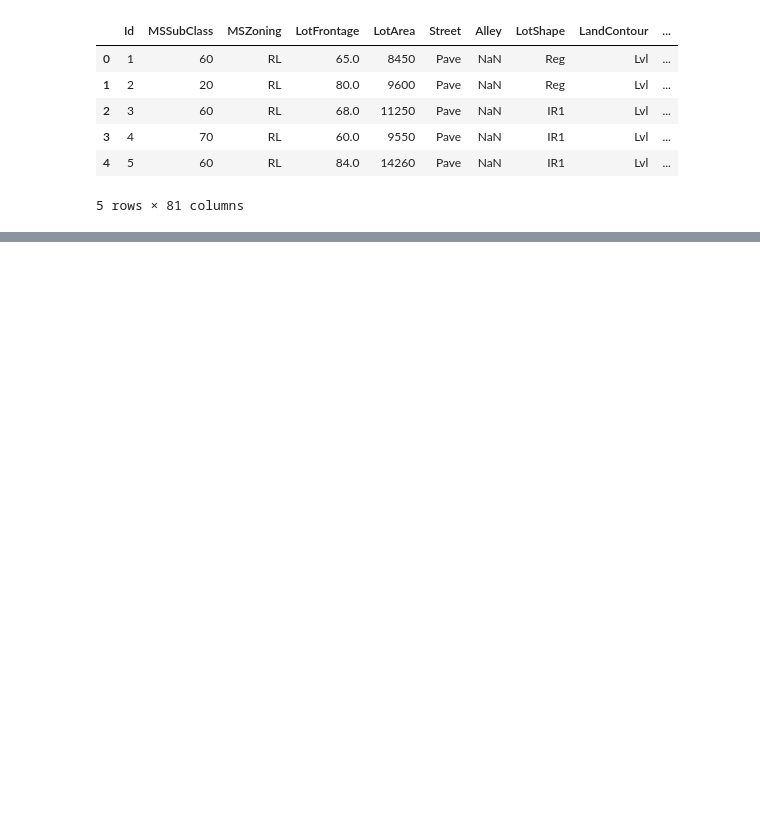
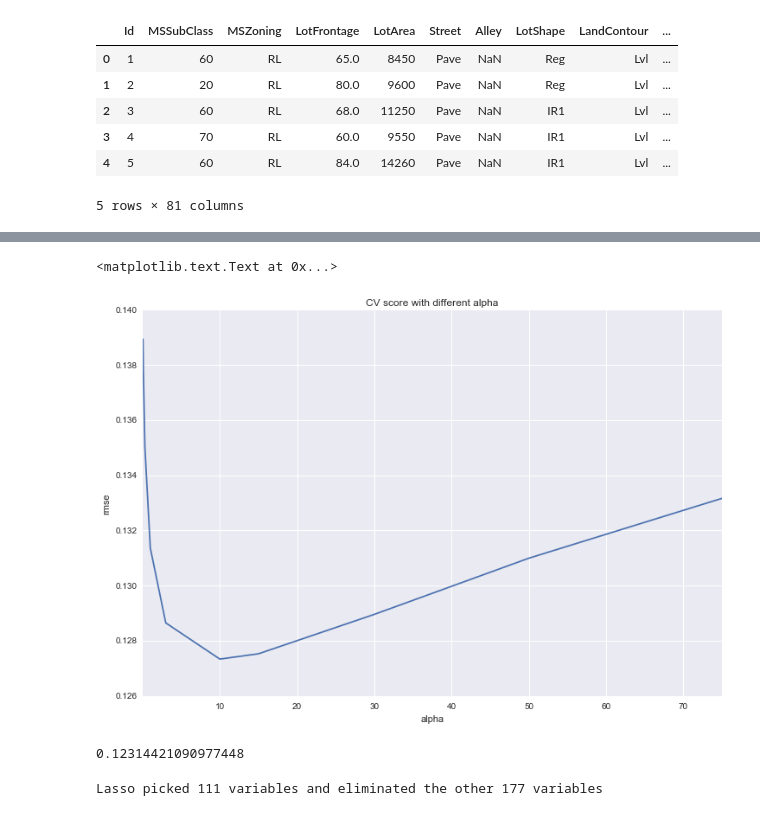
Before and after one commit to Time1ess/MyCodes, a Jupyter notebook: Machine Learning/Python/Kaggle/House Prices-Advanced Regression Techniques/House Prices-Advanced Regression Techniques.ipynb, the cells around one changed output, grey strips where cells are left out. Saved outputs shown, nothing was run; the diff lists cells and outputs as text; code cells hidden in the pictures; blank space fills up the shorter version.

Commit message:
[update] lasso & ridge & GBR.

```diff
--- a/Machine Learning/Python/Kaggle/House Prices-Advanced Regression Techniques/House Prices-Advanced Regression Techniques.ipynb
+++ b/Machine Learning/Python/Kaggle/House Prices-Advanced Regression Techniques/House Prices-Advanced Regression Techniques.ipynb
@@ -450,0 +55,7 @@ y.map(np.expm1).hist(bins=100)
+# %%
+dataset = pd.get_dummies(dataset)
+dataset = dataset.fillna(dataset.mean())
+# %%
+X_train = dataset[:train.shape[0]]
+X_test = dataset[train.shape[0]:]
+y = train.SalePrice
@@ -450,0 +64,15 @@ y.map(np.expm1).hist(bins=100)
+# %%
+def rmse_cv(model):
+    rmse = np.sqrt(-cross_val_score(model, X_train, y, scoring='neg_mean_squared_error', cv=5))
+    return rmse
+# %%
+alphas = [0.05, 0.1, 0.3, 1, 3, 10, 15, 30, 50, 75]
+cv_ridge = [rmse_cv(Ridge(alpha=alpha)).mean() for alpha in alphas]
+# %%
+cv_ridge = pd.Series(cv_ridge, index=alphas)
+cv_ridge.plot(title='CV score with different alpha', figsize=(12, 8))
+plt.xlabel('alpha')
+plt.ylabel('rmse')
+# %% [output]
+<matplotlib.text.Text at 0x...>
+[figure, added]
@@ -450,0 +81,4 @@ y.map(np.expm1).hist(bins=100)
+# %%
+rmse_cv(lasso).mean()
+# %% [output]
+0.12314421090977448
@@ -450,0 +87,5 @@ y.map(np.expm1).hist(bins=100)
+# %%
+print('Lasso picked {} variables and eliminated the other {} variables'.format(
+      sum(coef != 0), sum(coef == 0)))
+# %% [output]
+Lasso picked 111 variables and eliminated the other 177 variables
```
Also changed, not shown: parts of 83 cells of this notebook.
